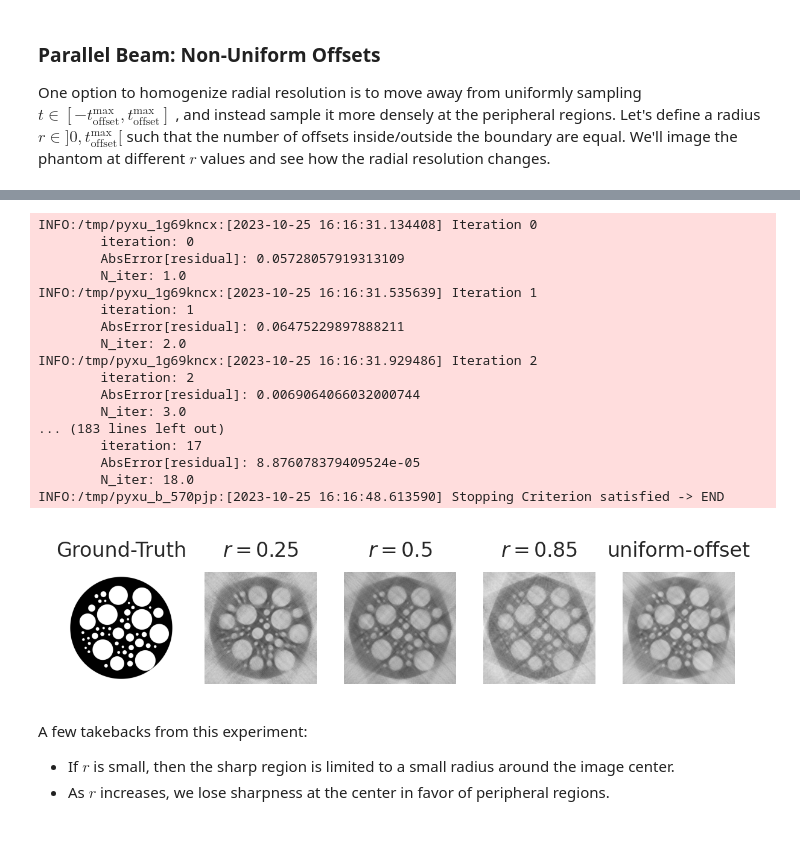
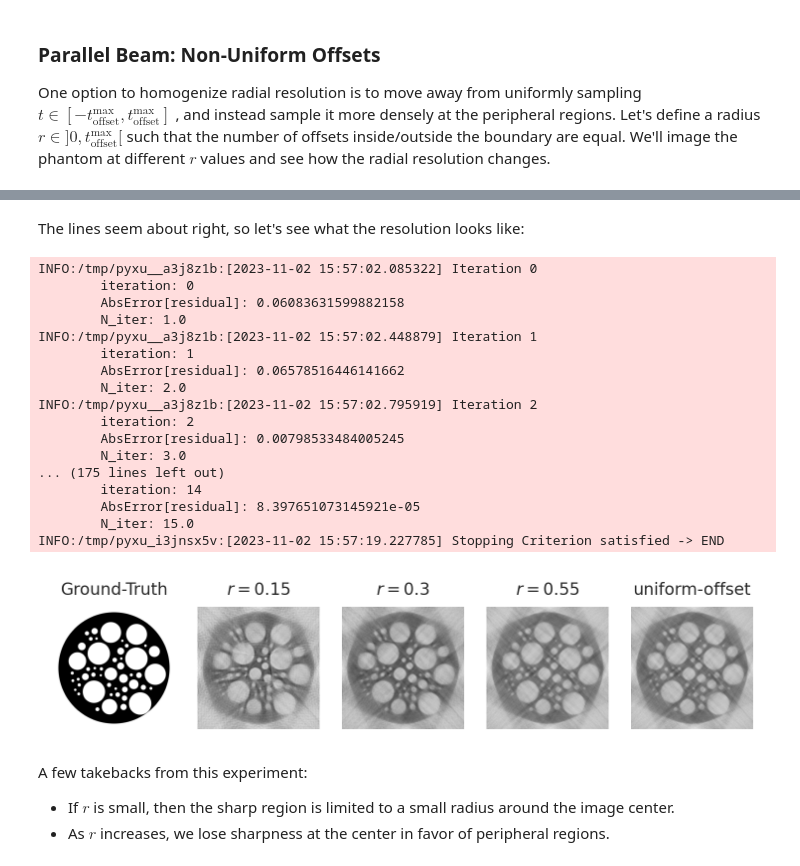
Before and after one commit to pyxu-org/pyxu, a Jupyter notebook: doc/examples/xray.ipynb, the cells around one changed output, grey strips where cells are left out. Drawn from its saved outputs; the diff is of its cells as text; code cells hidden in the pictures; blank space fills up the shorter version.

```diff
--- a/doc/examples/xray.ipynb
+++ b/doc/examples/xray.ipynb
@@ -27,7 +27,7 @@ import pyxu.experimental.xray as pxr
 
 warn.filterwarnings("ignore")
 plt.style.use("seaborn-v0_8-darkgrid")
-plt.rcParams["figure.figsize"] = [2, 2]
+plt.rcParams["figure.figsize"] = [4, 4]
 plt.rcParams["figure.dpi"] = 300
 plt.rcParams["axes.grid"] = True
 plt.rcParams["image.cmap"] = "Greys"
@@ -238,7 +253,7 @@ t_{\mathrm{offset}}^{\max}]$, and instead sample it more densely at the peripher
 phantom at different $r$ values and see how the radial resolution changes.
 # %%
 # We only need to change `t_spec` to create our non-uniformly sampled XRT.
-radial_threshold = np.r_[0.25, 0.5, 0.85]
+radial_threshold = np.r_[0.15, 0.3, 0.55]
 
 op_para_nu = []
 for rt in radial_threshold:
@@ -264,0 +283,7 @@ for rt in radial_threshold:
+# %%
+ray_idx = np.arange(N_angle * N_offset).reshape(N_angle, N_offset)[10,:]
+
+for rt, op in op_para_nu:
+    fig = op.diagnostic_plot(ray_idx)
+    fig.suptitle(f"$r = {rt}$")
+    fig.show()
@@ -265,41 +294,43 @@ for rt in radial_threshold:
+# %% [markdown]
+The lines seem about right, so let's see what the resolution looks like:
 # %%
 N_op = len(op_para_nu)
-fig, ax = plt.subplots(ncols=N_op + 2, figsize=[4, 6])
+fig, ax = plt.subplots(ncols=N_op + 2, figsize=[5, 7])
 ax[0].set_title("Ground-Truth")
 ax[0].imshow(phantom, **im_kwargs)
 ax[0].axis("off")
 ax[-1].set_title("uniform-offset")
 ax[-1].imshow(I_LSQ, **im_kwargs)
 ax[-1].axis("off")
 for i, (r, op) in enumerate(op_para_nu):
     # Compute LSQ image. ===============================================
     sinogram = op.apply(phantom.reshape(-1)).reshape(N_angle, N_offset)
     I_LSQ = op.pinv(sinogram.reshape(-1), damp=0).reshape(phantom.shape)
 
     # Plot it ==========================================================
     ax[i+1].imshow(I_LSQ, **im_kwargs)
     ax[i+1].set_title(f"$r={r}$")
     ax[i+1].axis("off")
 fig.tight_layout()
 # %% [output]
-INFO:/tmp/pyxu_1g69kncx:[2023-10-25 16:16:31.134408] Iteration 0
+INFO:/tmp/pyxu__a3j8z1b:[2023-11-02 15:57:02.085322] Iteration 0
         iteration: 0
-        AbsError[residual]: 0.05728057919313109
+        AbsError[residual]: 0.06083631599882158
         N_iter: 1.0
-INFO:/tmp/pyxu_1g69kncx:[2023-10-25 16:16:31.535639] Iteration 1
+INFO:/tmp/pyxu__a3j8z1b:[2023-11-02 15:57:02.448879] Iteration 1
         iteration: 1
-        AbsError[residual]: 0.06475229897888211
+        AbsError[residual]: 0.06578516446141662
         N_iter: 2.0
-INFO:/tmp/pyxu_1g69kncx:[2023-10-25 16:16:31.929486] Iteration 2
+INFO:/tmp/pyxu__a3j8z1b:[2023-11-02 15:57:02.795919] Iteration 2
         iteration: 2
-        AbsError[residual]: 0.0069064066032000744
+        AbsError[residual]: 0.00798533484005245
         N_iter: 3.0
-... (183 lines left out)
-        iteration: 17
-        AbsError[residual]: 8.876078379409524e-05
-        N_iter: 18.0
-INFO:/tmp/pyxu_b_570pjp:[2023-10-25 16:16:48.613590] Stopping Criterion satisfied -> END
+... (175 lines left out)
+        iteration: 14
+        AbsError[residual]: 8.397651073145921e-05
+        N_iter: 15.0
+INFO:/tmp/pyxu_i3jnsx5v:[2023-11-02 15:57:19.227785] Stopping Criterion satisfied -> END
-[figure, old version]
+[figure, new version]
 # %% [markdown]
 A few takebacks from this experiment:
 
```
Also changed, not shown: parts of 14 cells of this notebook.
